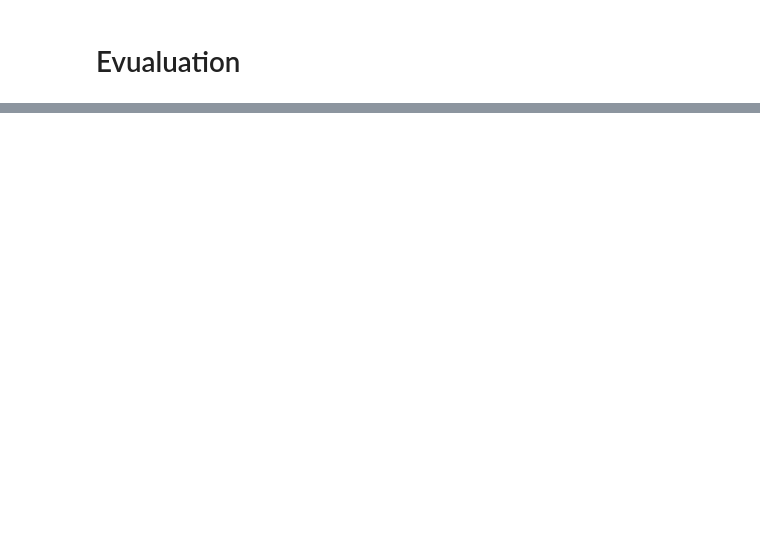
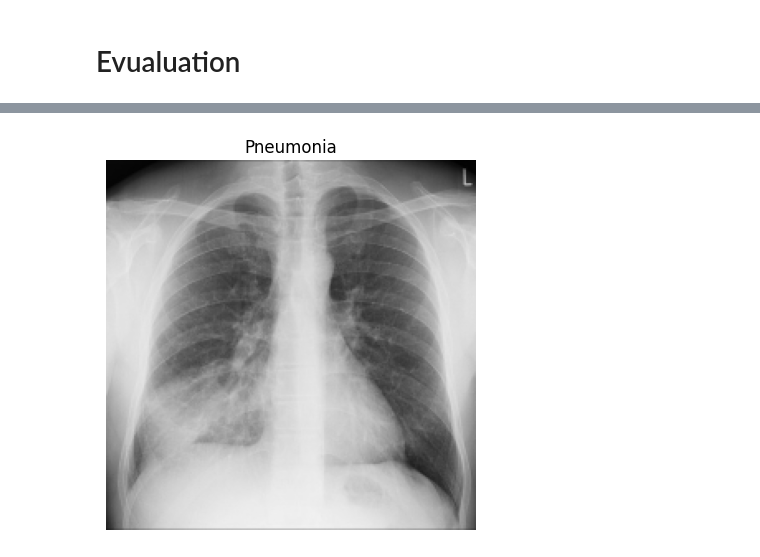
Before and after one commit to MetronWard/hands_on_ml, a Jupyter notebook: X_Ray_Pneumonia_CNN.ipynb, the cells around one changed output, grey strips where cells are left out. Drawn from its saved outputs; the diff is of its cells as text; code cells hidden in the pictures; blank space fills up the shorter version.

```diff
--- a/X_Ray_Pneumonia_CNN.ipynb
+++ b/X_Ray_Pneumonia_CNN.ipynb
@@ -108,11 +108,14 @@ Found 16 images belonging to 2 classes.
 ## Baseline Model
 # %%
 base_model = Sequential([
-  Conv2D(filters=5,kernel_size=3,strides=1,
+  Conv2D(filters=10,kernel_size=2,strides=1,
          padding="valid", activation="relu",
          input_shape=(224, 224, 3)),
-  Conv2D(5, 3, activation="relu"),
-  MaxPool2D(pool_size=2, padding="valid"),
+  Conv2D(10, 3, activation="relu"),
+  MaxPool2D(pool_size=3, padding="valid"),
+  Conv2D(10, 3, activation="relu"),
+  Conv2D(10, 3, activation="relu"),
+  MaxPool2D(pool_size=3, padding="valid"),
   Flatten(),
   Dense(1, activation="sigmoid")
 ])
@@ -204,0 +192,17 @@ base_model.evaluate(test_data)
+# %%
+def test_model_peformance(model=None, filepath:str=None, batchsize=224, class_names=["Normal", "Pneumonia"]):
+  img = tf.io.read_file(filepath)
+  img = tf.image.decode_image(img, channels=3)
+  img = tf.image.resize(img, [batchsize, batchsize])
+  img = img/255.
+
+  expanded_img = tf.expand_dims(img, axis=0)
+  pred = int(tf.round(model.predict(expanded_img)))
+  preds = class_names[pred]
+  # return preds
+  plt.imshow(img)
+  plt.title(f"{preds}")
+  plt.axis(False)
+# %%
+test_model_peformance(model=base_model, filepath="/content/TEST.jpeg")
+# %% [output]
@@ -204,0 +210 @@ base_model.evaluate(test_data)
+[figure, added]
```
Also changed, not shown: parts of 12 cells of this notebook.
